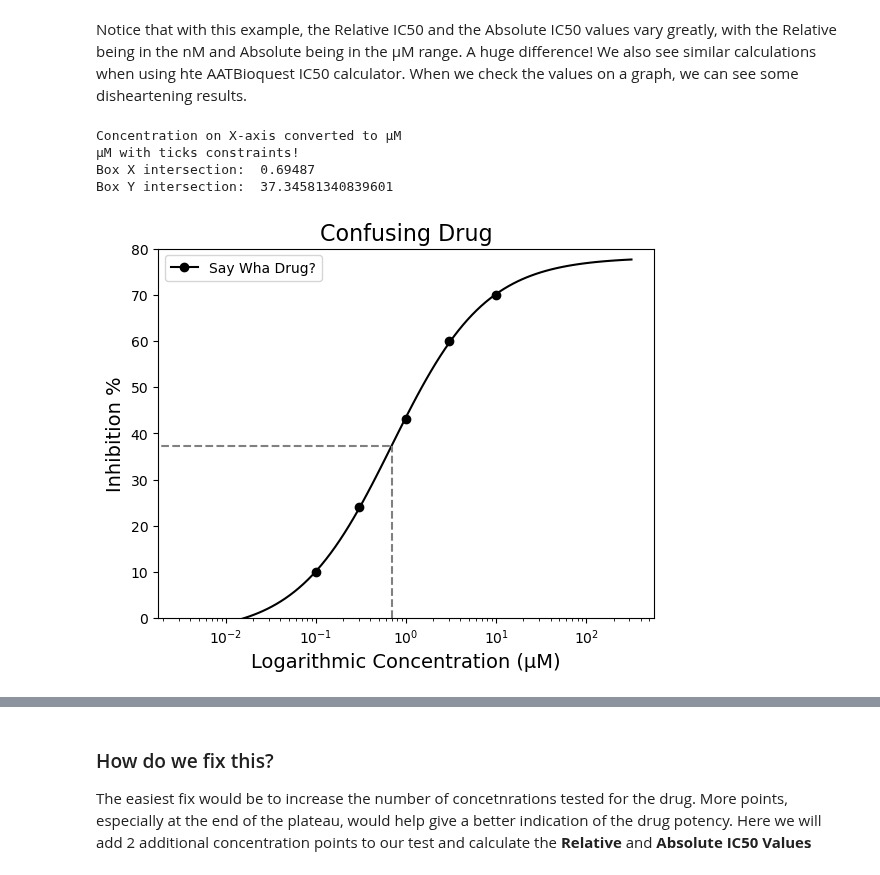
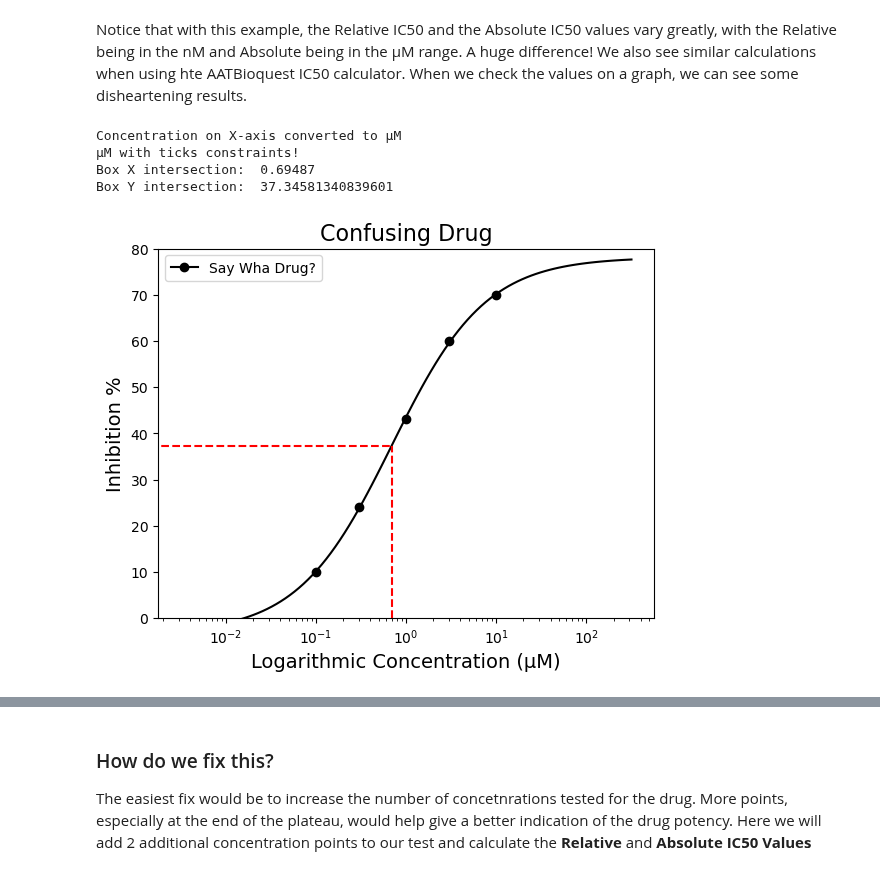
Before and after one commit to tlint101/py50, a Jupyter notebook: tutorials/002_absolute_ic50.ipynb, the cells around one changed output, grey strips where cells are left out. Saved outputs shown, nothing was run; the diff lists cells and outputs as text; code cells hidden in the pictures.

```diff
--- a/tutorials/002_absolute_ic50.ipynb
+++ b/tutorials/002_absolute_ic50.ipynb
@@ -130,22 +134,23 @@ Notice that with this example, the Relative IC50 and the Absolute IC50 values va
 # %%
 test = PlotCurve(confusing_example_df)
 figure = test.single_curve_plot(concentration_col='Compound Conc',
                                 response_col='% Inhibition Avg',
                                 plot_title='Confusing Drug',
                                 drug_name='Say Wha Drug?',
                                 xlabel='Logarithmic Concentration (µM)',
                                 ylabel='Inhibition %',
                                 legend=True,
                                 xscale_unit='µM',
                                 xscale_ticks=(-2.5, 2.5),
                                 line_color='black',
                                 box=True,
+                                box_color='red',
                                 x_concentration=0.69487,
                                 figsize = (6.4, 4.8))
 # %% [output]
 Concentration on X-axis converted to µM
 µM with ticks constraints!
 Box X intersection:  0.69487
 Box Y intersection:  37.34581340839601
-[figure, old version]
+[figure, new version]
 # %% [markdown]
```
Also changed, not shown: parts of 11 cells of this notebook.
